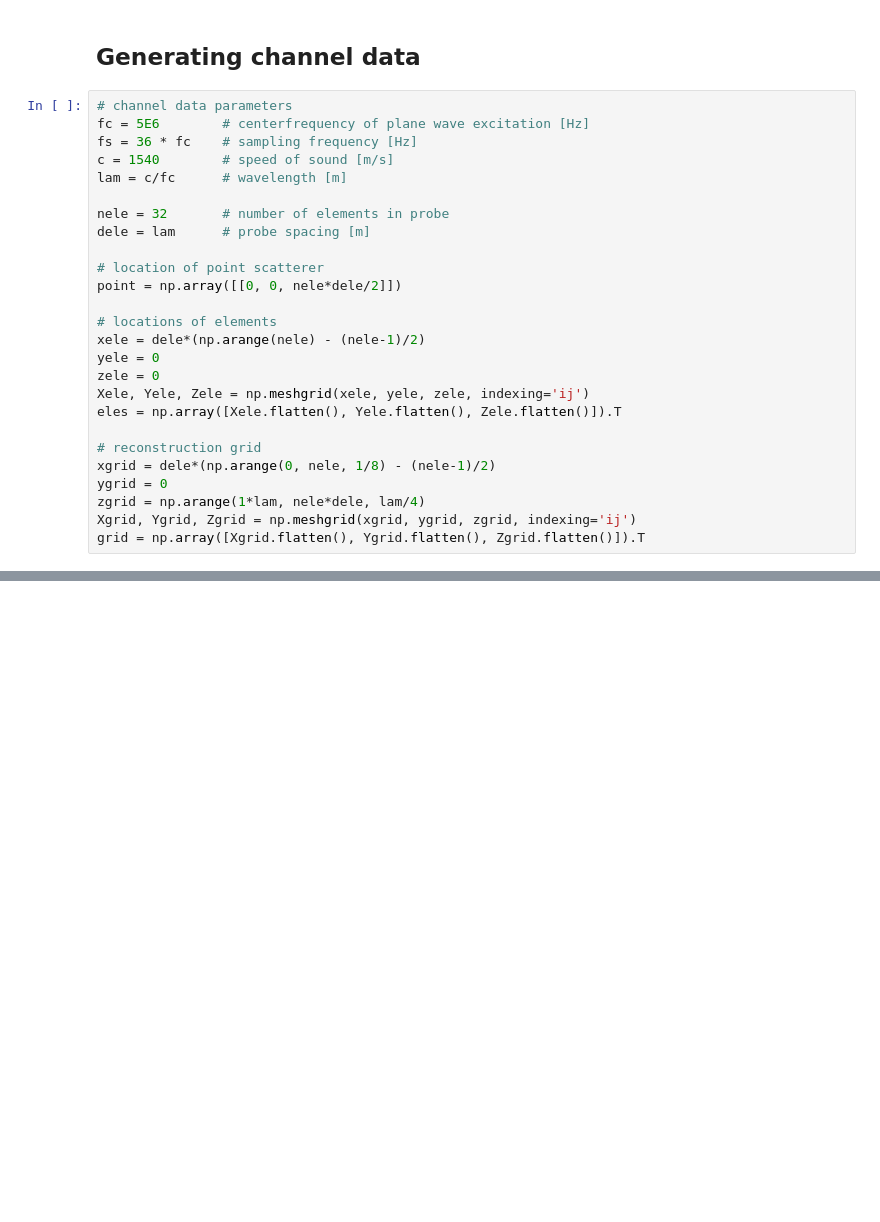
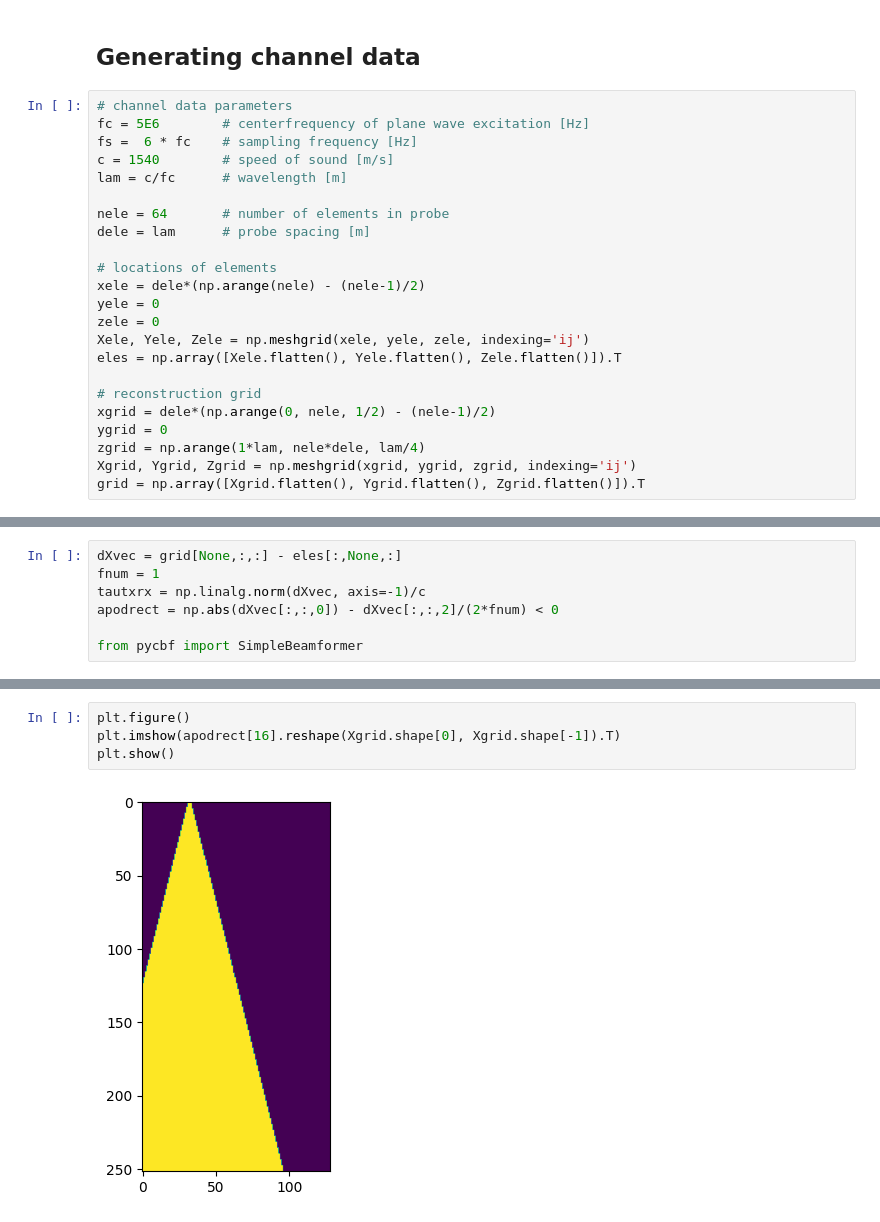
Before and after one commit to wewightman/pycbf, a Jupyter notebook: examples/test_notebook.ipynb, the cells around one changed output, grey strips where cells are left out. Cells and saved outputs as stored; diff of their text form; blank space fills up the shorter version.

```diff
--- a/examples/test_notebook.ipynb
+++ b/examples/test_notebook.ipynb
@@ -13,15 +12,12 @@ import ctypes as ct
 # %%
 # channel data parameters
 fc = 5E6        # centerfrequency of plane wave excitation [Hz]
-fs = 36 * fc    # sampling frequency [Hz]
+fs =  6 * fc    # sampling frequency [Hz]
 c = 1540        # speed of sound [m/s]
 lam = c/fc      # wavelength [m]
 
-nele = 32       # number of elements in probe
+nele = 64       # number of elements in probe
 dele = lam      # probe spacing [m]
-
-# location of point scatterer
-point = np.array([[0, 0, nele*dele/2]])
 
 # locations of elements
 xele = dele*(np.arange(nele) - (nele-1)/2)
@@ -31,7 +27,7 @@ Xele, Yele, Zele = np.meshgrid(xele, yele, zele, indexing='ij')
 eles = np.array([Xele.flatten(), Yele.flatten(), Zele.flatten()]).T
 
 # reconstruction grid
-xgrid = dele*(np.arange(0, nele, 1/8) - (nele-1)/2)
+xgrid = dele*(np.arange(0, nele, 1/2) - (nele-1)/2)
 ygrid = 0
 zgrid = np.arange(1*lam, nele*dele, lam/4)
 Xgrid, Ygrid, Zgrid = np.meshgrid(xgrid, ygrid, zgrid, indexing='ij')
@@ -103,0 +95,7 @@ bmfrm.free()
+# %%
+dXvec = grid[None,:,:] - eles[:,None,:]
+fnum = 1
+tautxrx = np.linalg.norm(dXvec, axis=-1)/c
+apodrect = np.abs(dXvec[:,:,0]) - dXvec[:,:,2]/(2*fnum) < 0
+
+from pycbf import SimpleBeamformer
@@ -103,0 +106,6 @@ bmfrm.free()
+# %%
+plt.figure()
+plt.imshow(apodrect[16].reshape(Xgrid.shape[0], Xgrid.shape[-1]).T)
+plt.show()
+# %% [output]
+[figure, added]
```
Also changed, not shown: parts of 12 cells of this notebook, 11 other files.
